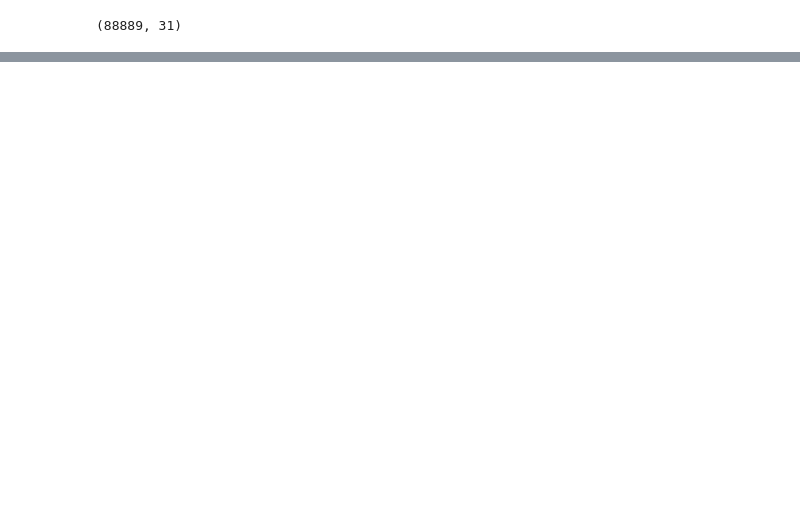
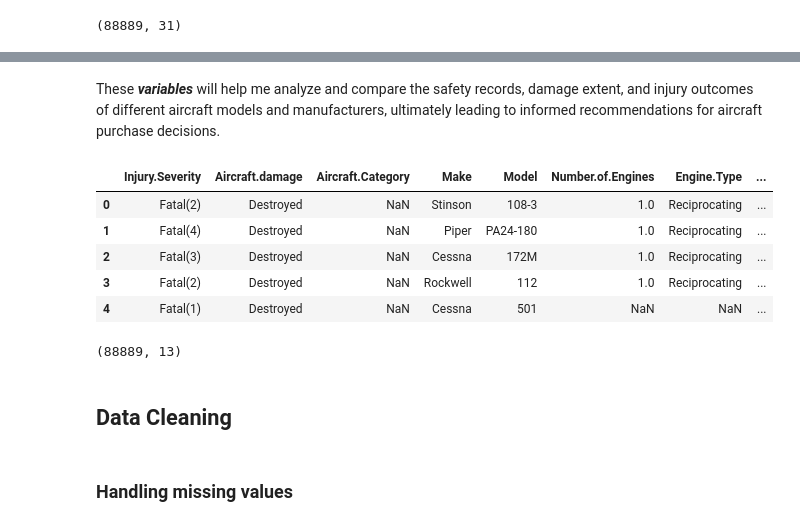
Before and after one commit to IdrisFallout/AviationResearch, a Jupyter notebook: index.ipynb, the cells around one changed output, grey strips where cells are left out. Cells and saved outputs as stored; diff of their text form; code cells hidden in the pictures; blank space fills up the shorter version.

```diff
--- a/index.ipynb
+++ b/index.ipynb
@@ -52,0 +69,36 @@ df.tail()
+# %%
+interesting_columns = [
+    'Injury.Severity',
+    'Aircraft.damage',
+    'Aircraft.Category',
+    'Make',
+    'Model',
+    'Number.of.Engines',
+    'Engine.Type',
+    'Weather.Condition',
+    'Broad.phase.of.flight',
+    'Total.Fatal.Injuries',
+    'Total.Serious.Injuries',
+    'Total.Minor.Injuries',
+    'Total.Uninjured'
+]
+# %% [markdown]
+These _**variables**_ will help me analyze and compare the safety records, damage extent, and injury outcomes of different aircraft models and manufacturers, ultimately leading to informed recommendations for aircraft purchase decisions.
+# %%
+df2 = df[interesting_columns]
+df2.head()
+# %% [output]
+|  | Injury.Severity | Aircraft.damage | Aircraft.Category | Make | Model | Number.of.Engines | Engine.Type | ... |
+| 0 | Fatal(2) | Destroyed | NaN | Stinson | 108-3 | 1.0 | Reciprocating | ... |
+| 1 | Fatal(4) | Destroyed | NaN | Piper | PA24-180 | 1.0 | Reciprocating | ... |
+| 2 | Fatal(3) | Destroyed | NaN | Cessna | 172M | 1.0 | Reciprocating | ... |
+| 3 | Fatal(2) | Destroyed | NaN | Rockwell | 112 | 1.0 | Reciprocating | ... |
+| 4 | Fatal(1) | Destroyed | NaN | Cessna | 501 | NaN | NaN | ... |
+# %%
+df2.shape
+# %% [output]
+(88889, 13)
+# %% [markdown]
+## Data Cleaning
+# %% [markdown]
+### Handling missing values
```
Also changed, not shown: parts of 12 cells of this notebook.
